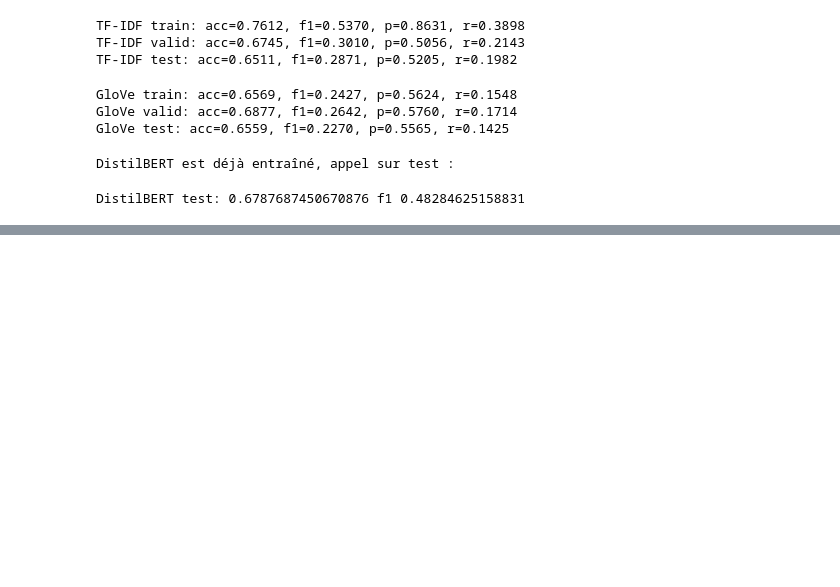
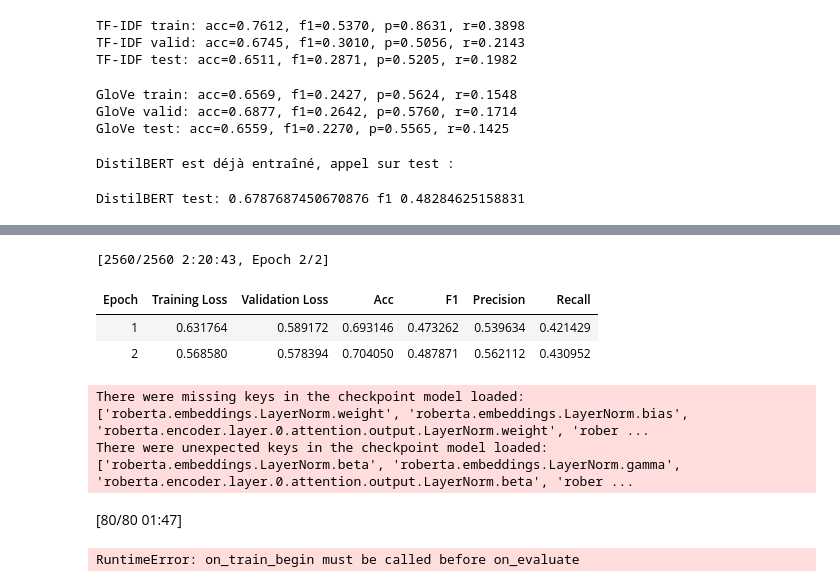
Before and after one commit to julessa/grp3_projet3_data, a Jupyter notebook: LABORATOIRE/jules/préproc/fe.ipynb, the cells around one changed output, grey strips where cells are left out. Drawn from its saved outputs; the diff is of its cells as text; code cells hidden in the pictures; blank space fills up the shorter version.

Commit message:
bert + roberta

```diff
--- a/LABORATOIRE/jules/préproc/fe.ipynb
+++ b/LABORATOIRE/jules/préproc/fe.ipynb
@@ -304,3 +304,65 @@ print('DistilBERT test:', accuracy_score(y_test, yhat), 'f1', precision_recall_f
 # %% [output]
 DistilBERT est déjà entraîné, appel sur test :
 DistilBERT test: 0.6787687450670876 f1 0.48284625158831
+# %%
+from transformers import AutoTokenizer, AutoModelForSequenceClassification, Trainer, TrainingArguments
+
+MODEL_NAME = "roberta-base"
+tokenizer_roberta = AutoTokenizer.from_pretrained(MODEL_NAME, use_fast=True)
+
+def tokenize_batch_roberta(batch):
+    tok = tokenizer_roberta(
+        batch["statement_clean"],
+        truncation=True,
+        padding="max_length",
+        max_length=128,
+    )
+    tok["labels"] = batch["label_binary"]
+    return tok
+
+train_ds_roberta = Dataset.from_pandas(train[["statement_clean", "label_binary"]])
+val_ds_roberta   = Dataset.from_pandas(valid[["statement_clean", "label_binary"]])
+test_ds_roberta  = Dataset.from_pandas(test[["statement_clean", "label_binary"]])
+
+train_ds_roberta = train_ds_roberta.map(tokenize_batch_roberta, batched=True, remove_columns=["statement_clean", "label_binary"])
+val_ds_roberta   = val_ds_roberta.map(tokenize_batch_roberta, batched=True, remove_columns=["statement_clean", "label_binary"])
+test_ds_roberta  = test_ds_roberta.map(tokenize_batch_roberta, batched=True, remove_columns=["statement_clean", "label_binary"])
+
+model_roberta = AutoModelForSequenceClassification.from_pretrained(MODEL_NAME, num_labels=2)
+
+training_args_roberta = TrainingArguments(
+    output_dir="./roberta_run",
+    num_train_epochs=2,
+    per_device_train_batch_size=8,
+    per_device_eval_batch_size=16,
+    learning_rate=2e-5,
+    eval_strategy="epoch",
+    save_strategy="epoch",
+    load_best_model_at_end=True,
+    metric_for_best_model="f1",
+    fp16=torch.cuda.is_available(),
+    save_total_limit=2,
+)
+
+def compute_metrics_roberta(pred):
+    labels = pred.label_ids
+    preds = pred.predictions.argmax(-1)
+    p, r, f1, _ = precision_recall_fscore_support(labels, preds, average="binary", zero_division=0)
+    return {"acc": accuracy_score(labels, preds), "f1": f1, "precision": p, "recall": r}
+
+trainer_roberta = Trainer(
+    model=model_roberta,
+    args=training_args_roberta,
+    train_dataset=train_ds_roberta,
+    eval_dataset=val_ds_roberta,
+    compute_metrics=compute_metrics_roberta,
+)
+
+trainer_roberta.train()
+metrics_roberta = trainer_roberta.evaluate(test_ds_roberta)
+print("RoBERTa test metrics:", metrics_roberta)
+
+preds_roberta = trainer_roberta.predict(test_ds_roberta)
+yhat_roberta = preds_roberta.predictions.argmax(-1)
+print("RoBERTa test accuracy:", accuracy_score(test["label_binary"].astype(int), yhat_roberta))
+# %% [output]
@@ -306,0 +388,8 @@ DistilBERT test: 0.6787687450670876 f1 0.48284625158831
+[2560/2560 2:20:43, Epoch 2/2]
+| Epoch | Training Loss | Validation Loss | Acc | F1 | Precision | Recall |
+| 1 | 0.631764 | 0.589172 | 0.693146 | 0.473262 | 0.539634 | 0.421429 |
+| 2 | 0.568580 | 0.578394 | 0.704050 | 0.487871 | 0.562112 | 0.430952 |
+There were missing keys in the checkpoint model loaded: ['roberta.embeddings.LayerNorm.weight', 'roberta.embeddings.LayerNorm.bias', 'roberta.encoder.layer.0.attention.output.LayerNorm.weight', 'rober ...
+There were unexpected keys in the checkpoint model loaded: ['roberta.embeddings.LayerNorm.beta', 'roberta.embeddings.LayerNorm.gamma', 'roberta.encoder.layer.0.attention.output.LayerNorm.beta', 'rober ...
+[80/80 01:47]
+RuntimeError: on_train_begin must be called before on_evaluate
```
Also changed, not shown: parts of 1 cell of this notebook.
